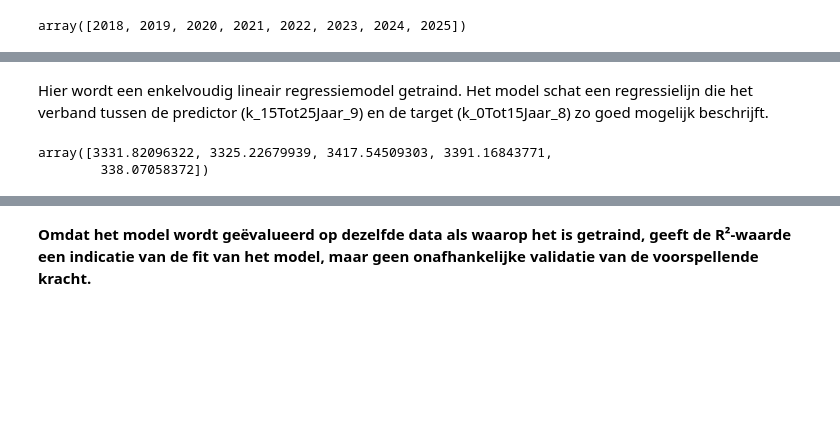
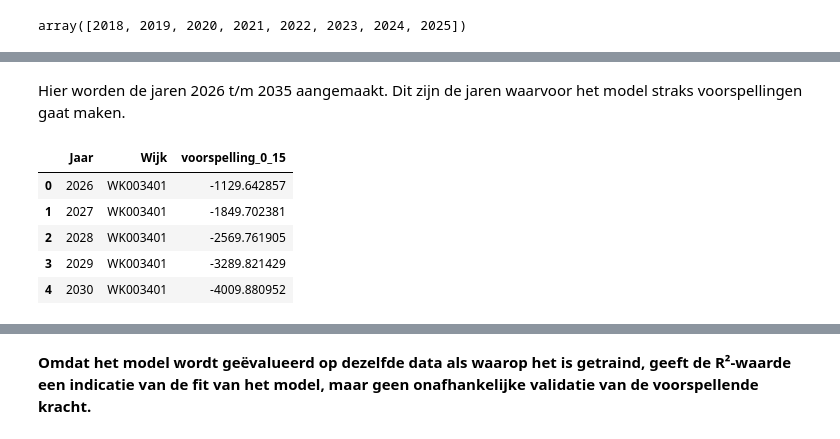
Before and after one commit to Ismael-991/almere-jeugd-voorspelling, a Jupyter notebook: notebooks/individual/Faysal_notebook.ipynb, the cells around one changed output, grey strips where cells are left out. Drawn from its saved outputs; the diff is of its cells as text; code cells hidden in the pictures; blank space fills up the shorter version.

```diff
--- a/notebooks/individual/Faysal_notebook.ipynb
+++ b/notebooks/individual/Faysal_notebook.ipynb
@@ -708,11 +690,34 @@ LinearRegression()
 # %% [markdown]
-Hier wordt een enkelvoudig lineair regressiemodel getraind.
-Het model schat een regressielijn die het verband tussen de predictor (k_15Tot25Jaar_9) en de target (k_0Tot15Jaar_8) zo goed mogelijk beschrijft.
+Hier worden de jaren 2026 t/m 2035 aangemaakt.
+Dit zijn de jaren waarvoor het model straks voorspellingen gaat maken.
 # %%
-y_pred = model.predict(X)
+voorspellingen_0_15 = []
 
-y_pred[:5]
+for wijk in df["Wijk"].unique():
+    subset = df[df["Wijk"] == wijk].copy()
+
+    X = subset[["Jaar"]]
+    y = subset["k_0Tot15Jaar_8"]
+
+    model = LinearRegression()
+    model.fit(X, y)
+
+    y_future = model.predict(toekomstige_jaren)
+
+    df_future = toekomstige_jaren.copy()
+    df_future["Wijk"] = wijk
+    df_future["voorspelling_0_15"] = y_future
+
+    voorspellingen_0_15.append(df_future)
+
+df_voorspelling_0_15 = pd.concat(voorspellingen_0_15, ignore_index=True)
+
+df_voorspelling_0_15.head()
 # %% [output]
-array([3331.82096322, 3325.22679939, 3417.54509303, 3391.16843771,
-        338.07058372])
+|  | Jaar | Wijk | voorspelling_0_15 |
+| 0 | 2026 | WK003401 | -1129.642857 |
+| 1 | 2027 | WK003401 | -1849.702381 |
+| 2 | 2028 | WK003401 | -2569.761905 |
+| 3 | 2029 | WK003401 | -3289.821429 |
+| 4 | 2030 | WK003401 | -4009.880952 |
 # %% [markdown]
```
Also changed, not shown: parts of 17 cells of this notebook, 1 other file.
